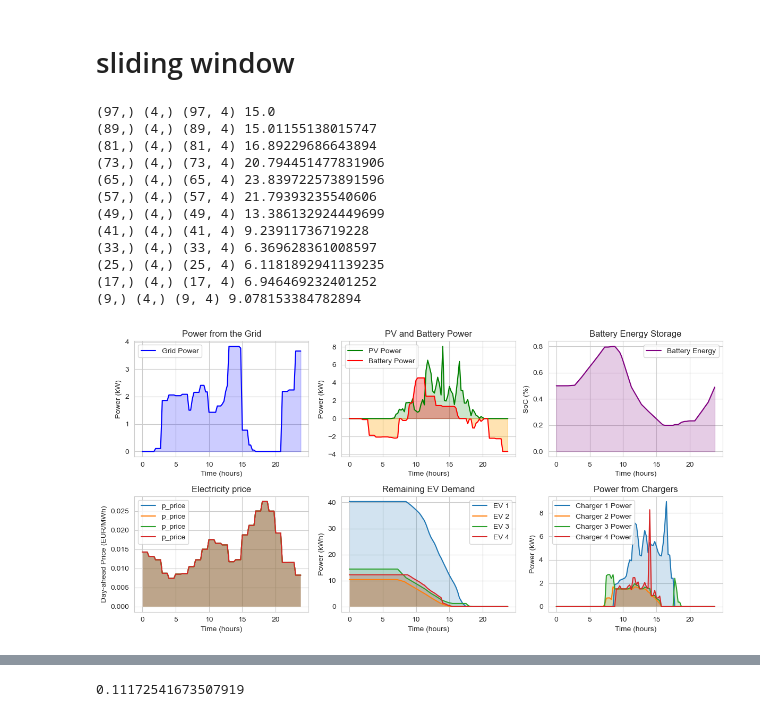
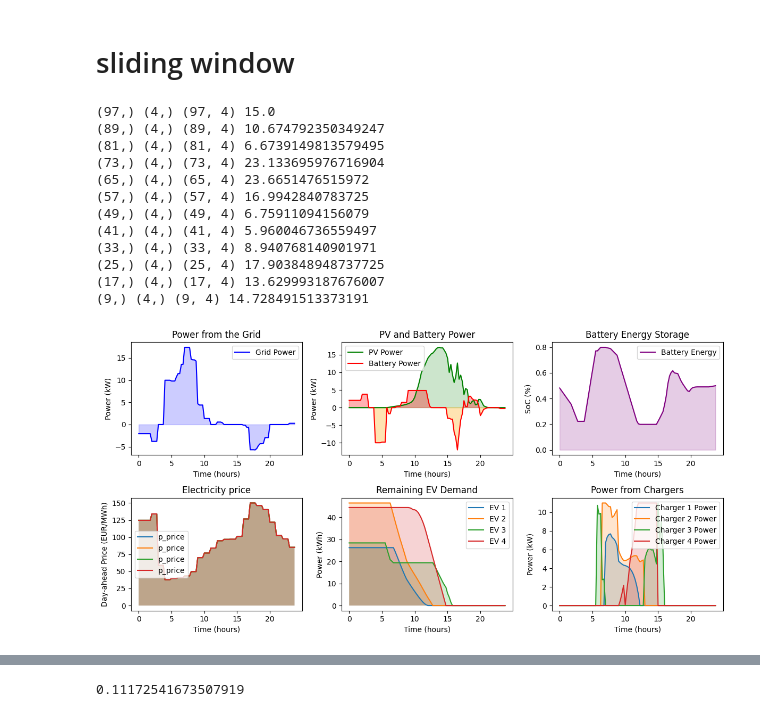
Before and after one commit to ES-Lab/ES-MDN-MPC, a Jupyter notebook: GMM_MPC.ipynb, the cells around one changed output, grey strips where cells are left out. Cells and saved outputs as stored; diff of their text form; code cells hidden in the pictures.

```diff
--- a/GMM_MPC.ipynb
+++ b/GMM_MPC.ipynb
@@ -387,17 +423,17 @@ mdn3 = MDN(input_dim=2, output_dim=1)       # p(energy | arrival, duration)
 optim = torch.optim.Adam(
     list(mdn1.parameters()) +
     list(mdn2.parameters()) +
-    list(mdn3.parameters()), lr=5e-3
+    list(mdn3.parameters()), lr=1e-2
 )
 
-for epoch in range(10000):
+for epoch in range(2001):
     batch = ev_data  # shape: (B, 3)
     arrival = batch[:, 0:1].float()
     duration = batch[:, 1:2].float()
     energy = batch[:, 2:3].float()
 
     # MDN1: p(arrival)
-    pi1, mu1, sigma1 = mdn1(torch.ones_like(arrival))  # cast to float32  # dummy input
+    pi1, mu1, sigma1 = mdn1(torch.rand(arrival.shape))  # cast to float32  # dummy input
     logp1 = mdn1.log_prob(arrival, pi1, mu1, sigma1)
 
     # MDN2: p(duration | arrival)
@@ -759,7 +792,7 @@ availability_matrix.shape
 # %% [output]
 (4, 96)
 # %%
-ev_demand_initial_sample = energy_samples
+ev_demand_initial_sample = energy_samples/4
 charger_availability_data = np.vstack([np.zeros((1, len(availability_matrix))), availability_matrix.T])
 
 print(ev_demand_initial_sample.shape, charger_availability_data.shape)
@@ -969,15 +1006,15 @@ results = {
 num_chargers=4
 time_resolution=0.25
 storage_capacity=30
-capacity_high_limit=0.8
+capacity_high_limit=0.85
 capacity_low_limit=0.2
 p_storage_limit=14
 p_charger_limit=11
 
 for t in range(1, num_time_steps+1, time_shift):
-    p_pv = data_day[t, 4]/ 1000  # PV power generation over time
+    p_pv = expanded_pv[t]/ 1000  # PV power generation over time
     charger_availability = charger_availability_data[t, :num_chargers]  # Charger availability
-    p_price = expanded_prices[t]
+    p_price = expanded_price[t]
 
     p_chargers_exec = p_chargers.value[t]
     p_grid_exec  = p_grid.value[t]
@@ -1024,8 +1061,8 @@ plt.legend()
 
 # Plot PV power and battery power
 plt.subplot(2, 3, 2)
-plt.plot(time_steps, data_day[1:1+len(time_steps),4]/1000, label='PV Power', color='green')
-plt.fill_between(time_steps, 0, data_day[1:1+len(time_steps),4]/1000, color='green', alpha=0.2)
+plt.plot(time_steps, expanded_pv[1:1+len(time_steps)]/1000, label='PV Power', color='green')
+plt.fill_between(time_steps, 0, expanded_pv[1:1+len(time_steps)]/1000, color='green', alpha=0.2)
 plt.plot(time_steps, results['p_storage'], label='Battery Power', color='red')
 plt.fill_between(time_steps, 0, results['p_storage'], where=np.array(results['p_storage']) >= 0, color='red', alpha=0.3, interpolate=True)
 plt.fill_between(time_steps, 0, results['p_storage'], where=np.array(results['p_storage']) < 0, color='orange', alpha=0.3, interpolate=True)
@@ -1046,8 +1083,8 @@ plt.legend()
 # Plot electricity price
 plt.subplot(2, 3, 4)
 for i in range(4):
-    plt.plot(time_steps, expanded_prices[1:1+len(time_steps)], label=f'p_price')
-    plt.fill_between(time_steps, 0, expanded_prices[1:1+len(time_steps)], alpha=0.2)
+    plt.plot(time_steps, expanded_price[1:1+len(time_steps)], label=f'p_price')
+    plt.fill_between(time_steps, 0, expanded_price[1:1+len(time_steps)], alpha=0.2)
 plt.xlabel('Time (hours)')
 plt.ylabel('Day-ahead Price (EUR/MWh)')
 plt.title('Electricity price')
@@ -1361,7 +1200,6 @@ class MPC:
         self.p_grid_negative = cp.Variable(self.num_time_steps, nonneg=True)
         self.p_storage = cp.Variable(self.num_time_steps)
         self.storage_energy = cp.Variable(self.num_time_steps, nonneg=True)
-        self.slack = cp.Variable(self.num_time_steps)  # Slack variable for power balance constraints
 
         # Binary variables for big-M method
         self.binary_pos = cp.Variable(self.num_time_steps, boolean=True)
@@ -1373,7 +1211,7 @@ class MPC:
         constraints.append(self.p_chargers <= charger_availability*self.p_charger_limit)
 
         # Power balance constraints
-        constraints.append(p_pv + self.p_grid + self.p_storage + self.slack == cp.sum(self.p_chargers, axis=1))
+        constraints.append(p_pv + self.p_grid + self.p_storage == cp.sum(self.p_chargers, axis=1))
 
         # Storage constraints
         constraints.append(self.storage_energy <= self.storage_capacity * self.capacity_high_limit)
@@ -1410,9 +1248,8 @@ class MPC:
 
         # Objective: Minimize total grid power usage
         objective = cp.Minimize(cp.sum(self.p_grid**2)
-                                + cp.sum(cp.multiply(self.p_price,self.p_grid_positive))*1e3
-                                - cp.sum(cp.multiply(self.p_price/2,self.p_grid_negative))*1e3
-                                + cp.sum(self.slack**2)*1e3
+                                + cp.sum(cp.multiply(self.p_price,self.p_grid_positive))
+                                - cp.sum(cp.multiply(self.p_price/2,self.p_grid_negative))
                                 + smoothing_penalty)
 
         # Problem definition and solving
@@ -1461,9 +1298,9 @@ results = {
 }
 
 for t in range(1, num_time_steps, time_shift):
-    p_pv = data_day[t-1:, 4]/ 1000  # PV power generation over time
+    p_pv = expanded_pv[t-1:]/ 1000  # PV power generation over time
     charger_availability = charger_availability_data[t-1:, :mpc.num_chargers]  # Charger availability
-    p_price = expanded_prices[t-1:]
+    p_price = expanded_price[t-1:]
 
     print(p_pv.shape, results['remaining_demand'][-1,:].shape, charger_availability.shape, results['storage_energy'][-1])
     command = mpc.step(p_pv, results, charger_availability, p_price)
@@ -1506,8 +1343,8 @@ plt.legend()
 
 # Plot PV power and battery power
 plt.subplot(2, 3, 2)
-plt.plot(time_steps, data_day[1:1+len(time_steps),4]/1.4/1000, label='PV Power', color='green')
-plt.fill_between(time_steps, 0, data_day[1:1+len(time_steps),4]/1.4/1000, color='green', alpha=0.2)
+plt.plot(time_steps, expanded_pv[1:1+len(time_steps)]/1000, label='PV Power', color='green')
+plt.fill_between(time_steps, 0, expanded_pv[1:1+len(time_steps)]/1000, color='green', alpha=0.2)
 plt.plot(time_steps, results['p_storage'], label='Battery Power', color='red')
 plt.fill_between(time_steps, 0, results['p_storage'], where=np.array(results['p_storage']) >= 0, color='red', alpha=0.3, interpolate=True)
 plt.fill_between(time_steps, 0, results['p_storage'], where=np.array(results['p_storage']) < 0, color='orange', alpha=0.3, interpolate=True)
@@ -1528,49 +1365,49 @@ plt.legend()
 # Plot electricity price
 plt.subplot(2, 3, 4)
 for i in range(4):
-    plt.plot(time_steps, expanded_prices[1:1+len(time_steps)], label=f'p_price')
-    plt.fill_between(time_steps, 0, expanded_prices[1:1+len(time_steps)], alpha=0.2)
+    plt.plot(time_steps, expanded_price[1:1+len(time_steps)], label=f'p_price')
+    plt.fill_between(time_steps, 0, expanded_price[1:1+len(time_steps)], alpha=0.2)
 plt.xlabel('Time (hours)')
 plt.ylabel('Day-ahead Price (EUR/MWh)')
 plt.title('Electricity price')
 plt.legend()
 
 # Plot EV demand
 plt.subplot(2, 3, 5)
 for i in range(4):
     plt.plot(time_steps, results['remaining_demand'][:,i], label=f'EV {i+1}')
     plt.fill_between(time_steps, 0, results['remaining_demand'][:,i], alpha=0.2)
 plt.xlabel('Time (hours)')
 plt.ylabel('Power (kWh)')
 plt.title('Remaining EV Demand')
 plt.legend()
 
 # Plot charger power
 plt.subplot(2, 3, 6)
 for i in range(4):
     plt.plot(time_steps, results['p_chargers'][:,i], label=f'Charger {i+1} Power')
     plt.fill_between(time_steps, 0, results['p_chargers'][:,i], alpha=0.2)
 plt.xlabel('Time (hours)')
 plt.ylabel('Power (kW)')
 plt.title('Power from Chargers')
 plt.legend()
 
 plt.tight_layout()
 plt.show()
 # %% [output]
 (97,) (4,) (97, 4) 15.0
-(89,) (4,) (89, 4) 15.01155138015747
-(81,) (4,) (81, 4) 16.89229686643894
-(73,) (4,) (73, 4) 20.794451477831906
-(65,) (4,) (65, 4) 23.839722573891596
-(57,) (4,) (57, 4) 21.79393235540606
-(49,) (4,) (49, 4) 13.386132924449699
-(41,) (4,) (41, 4) 9.23911736719228
-(33,) (4,) (33, 4) 6.369628361008597
-(25,) (4,) (25, 4) 6.1181892941139235
-(17,) (4,) (17, 4) 6.946469232401252
-(9,) (4,) (9, 4) 9.078153384782894
+(89,) (4,) (89, 4) 10.674792350349247
+(81,) (4,) (81, 4) 6.6739149813579495
+(73,) (4,) (73, 4) 23.133695976716904
+(65,) (4,) (65, 4) 23.6651476515972
+(57,) (4,) (57, 4) 16.9942840783725
+(49,) (4,) (49, 4) 6.75911094156079
+(41,) (4,) (41, 4) 5.960046736559497
+(33,) (4,) (33, 4) 8.940768140901971
+(25,) (4,) (25, 4) 17.903848948737725
+(17,) (4,) (17, 4) 13.629993187676007
+(9,) (4,) (9, 4) 14.728491513373191
-[figure, old version]
+[figure, new version]
 # %%
 shrinking = np.array(results['storage_energy'])/storage_capacity
 # %%
```
Also changed, not shown: parts of 67 cells of this notebook, 1 other file.
